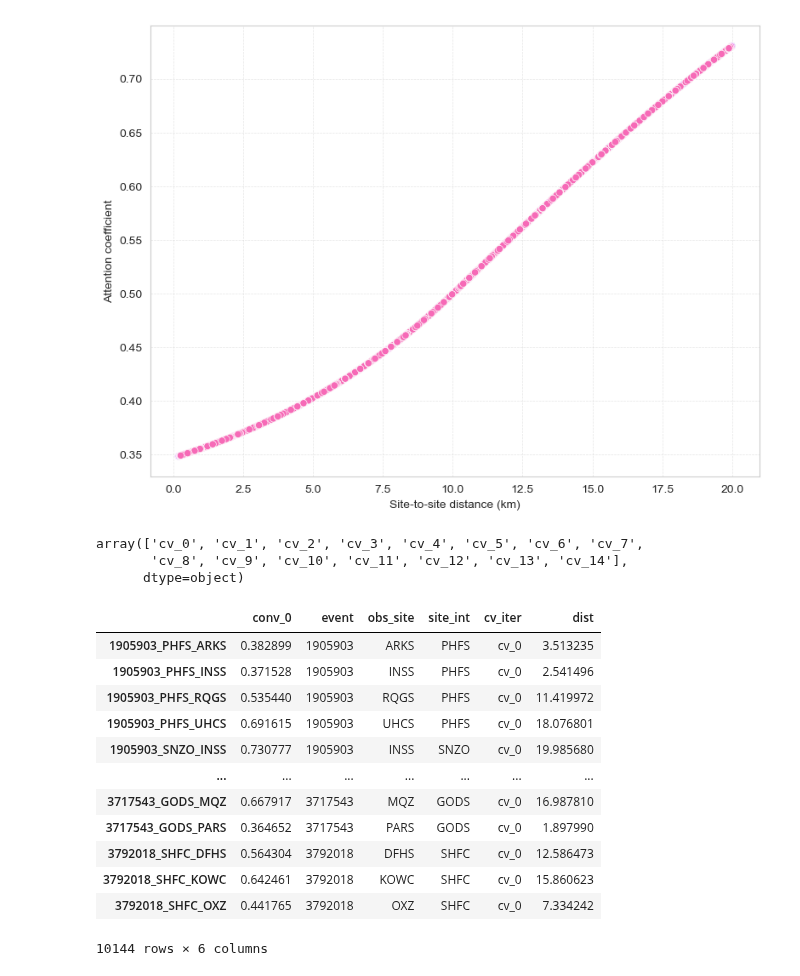
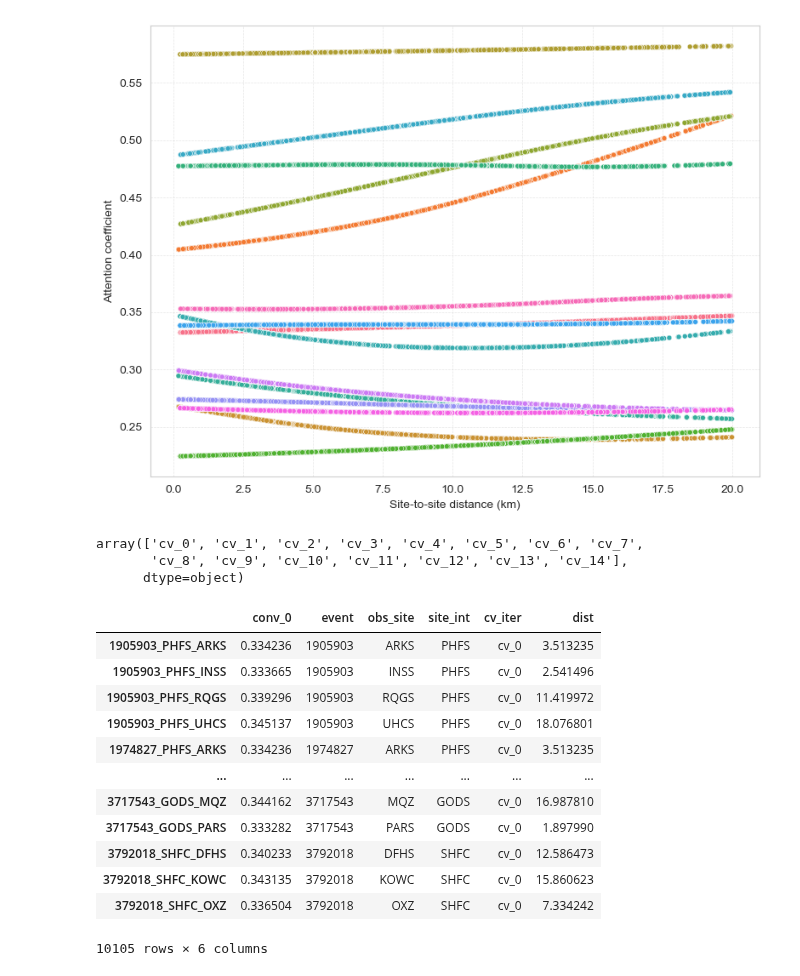
Before and after one commit to claudio525/post_event_gm_gnn, a Jupyter notebook: sim_ranking/explore/gnn/attn_coeffs.ipynb, the cells around one changed output. Saved outputs shown, nothing was run; the diff lists cells and outputs as text; code cells hidden in the pictures.

```diff
--- a/sim_ranking/explore/gnn/attn_coeffs.ipynb
+++ b/sim_ranking/explore/gnn/attn_coeffs.ipynb
@@ -15,5 +17,5 @@ import ml_tools as mlt
 # %%
-results_dir = Path("/Users/claudy/dev/work/data/sim_ranking/results/gnn/simple/1125_0847_cv_test")
+results_dir = Path("/Users/claudy/dev/work/data/sim_ranking/results/gnn/simple/1125_1018_cv_test")
 wdata = Path("/Users/claudy/dev/work/data")
 # %%
 run_config = sr.ml.gnn_gm.RunConfig.from_yaml(results_dir / "run_config.yaml")
@@ -35,15 +37,15 @@ val_attn_coefs["dist"] = dist_matrix.values[row_ind, col_ind]
 # %%
 fig, ax = plt.subplots(figsize=(8, 6))
 
-sns.scatterplot(data=val_attn_coefs, x="dist", y="conv_0", ax=ax, hue="cv_iter", legend=False)
+sns.scatterplot(data=val_attn_coefs, x="dist", y="conv_0", ax=ax, hue="cv_iter", legend=False, size=1.0)
 
 ax.set_xlabel("Site-to-site distance (km)")
 ax.set_ylabel("Attention coefficient")
 ax.grid(linewidth=0.5, alpha=0.5, linestyle="--")
 
 fig.tight_layout()
 # %% [output]
-[figure, old version]
+[figure, new version]
 # %%
 val_attn_coefs.cv_iter.unique()
 # %% [output]
@@ -54,18 +56,18 @@ array(['cv_0', 'cv_1', 'cv_2', 'cv_3', 'cv_4', 'cv_5', 'cv_6', 'cv_7',
 val_attn_coefs.loc[val_attn_coefs.cv_iter == "cv_0"].sort_index()
 # %% [output]
 |  | conv_0 | event | obs_site | site_int | cv_iter | dist |
-| 1905903_PHFS_ARKS | 0.382899 | 1905903 | ARKS | PHFS | cv_0 | 3.513235 |
-| 1905903_PHFS_INSS | 0.371528 | 1905903 | INSS | PHFS | cv_0 | 2.541496 |
-| 1905903_PHFS_RQGS | 0.535440 | 1905903 | RQGS | PHFS | cv_0 | 11.419972 |
-| 1905903_PHFS_UHCS | 0.691615 | 1905903 | UHCS | PHFS | cv_0 | 18.076801 |
-| 1905903_SNZO_INSS | 0.730777 | 1905903 | INSS | SNZO | cv_0 | 19.985680 |
+| 1905903_PHFS_ARKS | 0.334236 | 1905903 | ARKS | PHFS | cv_0 | 3.513235 |
+| 1905903_PHFS_INSS | 0.333665 | 1905903 | INSS | PHFS | cv_0 | 2.541496 |
+| 1905903_PHFS_RQGS | 0.339296 | 1905903 | RQGS | PHFS | cv_0 | 11.419972 |
+| 1905903_PHFS_UHCS | 0.345137 | 1905903 | UHCS | PHFS | cv_0 | 18.076801 |
+| 1974827_PHFS_ARKS | 0.334236 | 1974827 | ARKS | PHFS | cv_0 | 3.513235 |
 | ... | ... | ... | ... | ... | ... | ... |
-| 3717543_GODS_MQZ | 0.667917 | 3717543 | MQZ | GODS | cv_0 | 16.987810 |
-| 3717543_GODS_PARS | 0.364652 | 3717543 | PARS | GODS | cv_0 | 1.897990 |
-| 3792018_SHFC_DFHS | 0.564304 | 3792018 | DFHS | SHFC | cv_0 | 12.586473 |
-| 3792018_SHFC_KOWC | 0.642461 | 3792018 | KOWC | SHFC | cv_0 | 15.860623 |
-| 3792018_SHFC_OXZ | 0.441765 | 3792018 | OXZ | SHFC | cv_0 | 7.334242 |
+| 3717543_GODS_MQZ | 0.344162 | 3717543 | MQZ | GODS | cv_0 | 16.987810 |
+| 3717543_GODS_PARS | 0.333282 | 3717543 | PARS | GODS | cv_0 | 1.897990 |
+| 3792018_SHFC_DFHS | 0.340233 | 3792018 | DFHS | SHFC | cv_0 | 12.586473 |
+| 3792018_SHFC_KOWC | 0.343135 | 3792018 | KOWC | SHFC | cv_0 | 15.860623 |
+| 3792018_SHFC_OXZ | 0.336504 | 3792018 | OXZ | SHFC | cv_0 | 7.334242 |
-10144 rows × 6 columns
+10105 rows × 6 columns
 # %%
 val_attn_coefs.loc[val_attn_coefs.cv_iter == "cv_1"].sort_index()
 # %% [output]
```
Also changed, not shown: parts of 3 cells of this notebook, 4 other files.
